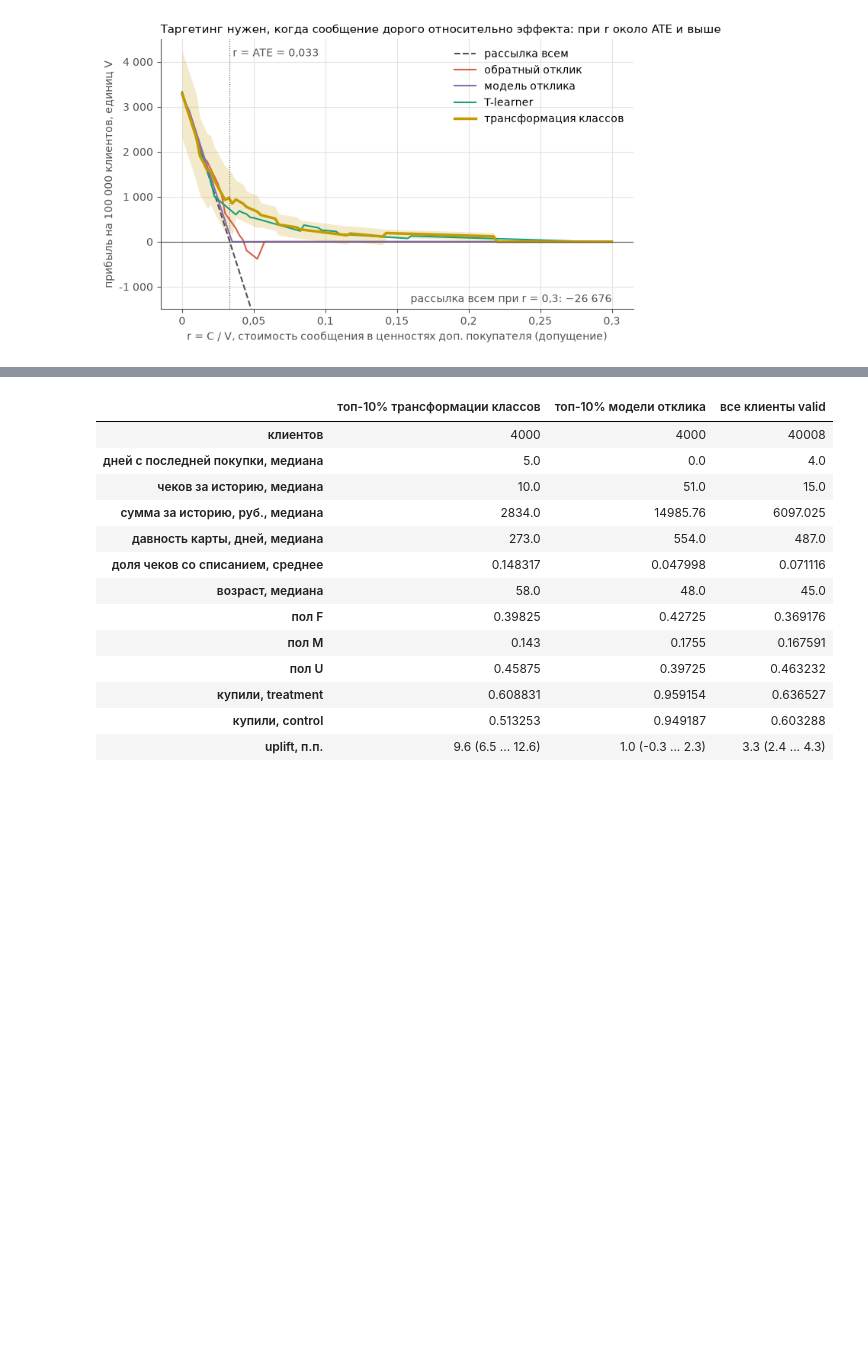
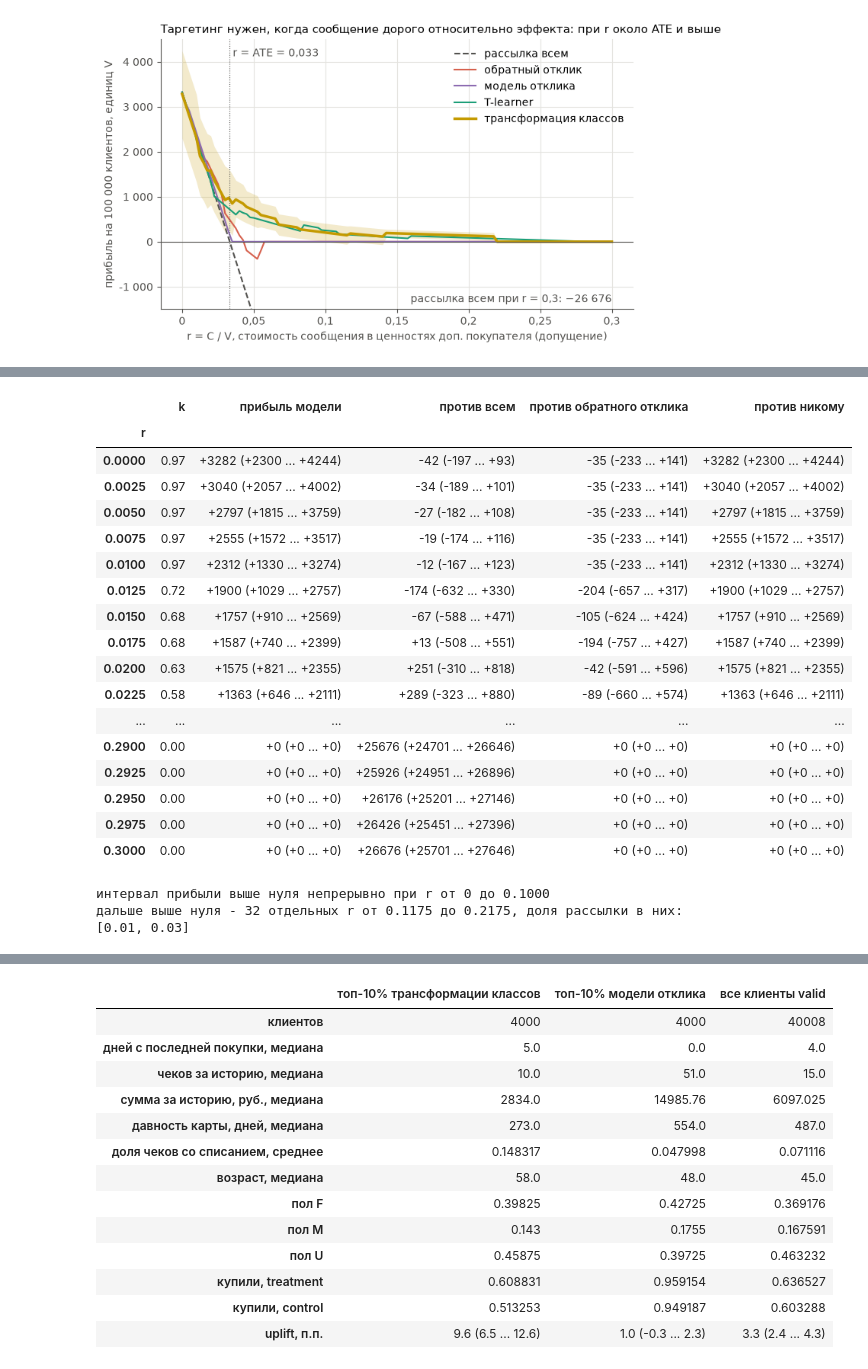
Before and after one commit to artyombelyaev/x5-uplift-modeling, a Jupyter notebook: notebooks/05_test.ipynb, the cells around one changed output, grey strips where cells are left out. Drawn from its saved outputs; the diff is of its cells as text; code cells hidden in the pictures; blank space fills up the shorter version.

```diff
--- a/notebooks/05_test.ipynb
+++ b/notebooks/05_test.ipynb
@@ -197,15 +210,0 @@ plt.show()
-# %%
-picks = [0.0, 0.01, 0.02, round(ate, 4), 0.05, 0.1, 0.2, 0.3]
-rows = []
-for r in picks:
-    i = int(np.argmin(np.abs(r_grid - r)))
-    row = {"r": r_grid[i]}
-    for m in [FINAL, "inverse_response"]:
-        row[f"k, {plots.MODEL_NAMES[m]}"] = econ[m]["share_chosen_on_valid"][i]
-        row[f"прибыль, {plots.MODEL_NAMES[m]}"] = round(econ[m]["profit"][i])
-    row["прибыль, рассылка всем"] = round(econ["send_all"]["profit"][i])
-    for name in ["gain_vs_send_all", "gain_vs_inverse_response"]:
-        g = econ[name]
-        row[name] = f"{g['estimate'][i]:+.0f} ({g['ci'][0][i]:+.0f} ... {g['ci'][1][i]:+.0f})"
-    rows.append(row)
-pd.DataFrame(rows).set_index("r")
@@ -223 +211,49 @@ pd.DataFrame(rows).set_index("r")
+# %%
+def interval(est, lo, hi, i):
+    return f"{est[i]:+.0f} ({lo[i]:+.0f} ... {hi[i]:+.0f})"
+
+
+rows = []
+for i, r in enumerate(r_grid):
+    row = {"r": r, "k": econ[FINAL]["share_chosen_on_valid"][i]}
+    p = econ[FINAL]
+    row["прибыль модели"] = interval(p["profit"], *p["profit_ci"], i)
+    for name, label in [("gain_vs_send_all", "против всем"), ("gain_vs_inverse_response", "против обратного отклика"),
+                        ("gain_vs_nobody", "против никому")]:
+        g = econ[name]
+        row[label] = interval(g["estimate"], *g["ci"], i)
+    rows.append(row)
+by_r = pd.DataFrame(rows).set_index("r")
+with pd.option_context("display.max_rows", 200):
+    display(by_r)
+# %% [output]
+|  | k | прибыль модели | против всем | против обратного отклика | против никому |
+| r |  |  |  |  |  |
+| 0.0000 | 0.97 | +3282 (+2300 ... +4244) | -42 (-197 ... +93) | -35 (-233 ... +141) | +3282 (+2300 ... +4244) |
+| 0.0025 | 0.97 | +3040 (+2057 ... +4002) | -34 (-189 ... +101) | -35 (-233 ... +141) | +3040 (+2057 ... +4002) |
+| 0.0050 | 0.97 | +2797 (+1815 ... +3759) | -27 (-182 ... +108) | -35 (-233 ... +141) | +2797 (+1815 ... +3759) |
+| 0.0075 | 0.97 | +2555 (+1572 ... +3517) | -19 (-174 ... +116) | -35 (-233 ... +141) | +2555 (+1572 ... +3517) |
+| 0.0100 | 0.97 | +2312 (+1330 ... +3274) | -12 (-167 ... +123) | -35 (-233 ... +141) | +2312 (+1330 ... +3274) |
+| 0.0125 | 0.72 | +1900 (+1029 ... +2757) | -174 (-632 ... +330) | -204 (-657 ... +317) | +1900 (+1029 ... +2757) |
+| 0.0150 | 0.68 | +1757 (+910 ... +2569) | -67 (-588 ... +471) | -105 (-624 ... +424) | +1757 (+910 ... +2569) |
+| 0.0175 | 0.68 | +1587 (+740 ... +2399) | +13 (-508 ... +551) | -194 (-757 ... +427) | +1587 (+740 ... +2399) |
+| 0.0200 | 0.63 | +1575 (+821 ... +2355) | +251 (-310 ... +818) | -42 (-591 ... +596) | +1575 (+821 ... +2355) |
+| 0.0225 | 0.58 | +1363 (+646 ... +2111) | +289 (-323 ... +880) | -89 (-660 ... +574) | +1363 (+646 ... +2111) |
+| ... | ... | ... | ... | ... | ... |
+| 0.2900 | 0.00 | +0 (+0 ... +0) | +25676 (+24701 ... +26646) | +0 (+0 ... +0) | +0 (+0 ... +0) |
+| 0.2925 | 0.00 | +0 (+0 ... +0) | +25926 (+24951 ... +26896) | +0 (+0 ... +0) | +0 (+0 ... +0) |
+| 0.2950 | 0.00 | +0 (+0 ... +0) | +26176 (+25201 ... +27146) | +0 (+0 ... +0) | +0 (+0 ... +0) |
+| 0.2975 | 0.00 | +0 (+0 ... +0) | +26426 (+25451 ... +27396) | +0 (+0 ... +0) | +0 (+0 ... +0) |
+| 0.3000 | 0.00 | +0 (+0 ... +0) | +26676 (+25701 ... +27646) | +0 (+0 ... +0) | +0 (+0 ... +0) |
+# %%
+lo = np.array(econ[FINAL]["profit_ci"][0])
+k = np.array(econ[FINAL]["share_chosen_on_valid"])
+first_bad = int(np.argmax(lo <= 0))
+later = np.arange(len(r_grid)) >= first_bad
+print(f"интервал прибыли выше нуля непрерывно при r от 0 до {r_grid[first_bad - 1]:.4f}")
+print(f"дальше выше нуля - {int((later & (lo > 0)).sum())} отдельных r от {r_grid[later & (lo > 0)].min():.4f} "
+      f"до {r_grid[later & (lo > 0)].max():.4f}, доля рассылки в них: {sorted(float(x) for x in set(k[later & (lo > 0)]))}")
+# %% [output]
+интервал прибыли выше нуля непрерывно при r от 0 до 0.1000
+дальше выше нуля - 32 отдельных r от 0.1175 до 0.2175, доля рассылки в них: [0.01, 0.03]
 # %% [markdown]
```
Also changed, not shown: parts of 12 cells of this notebook, 2 other files.
